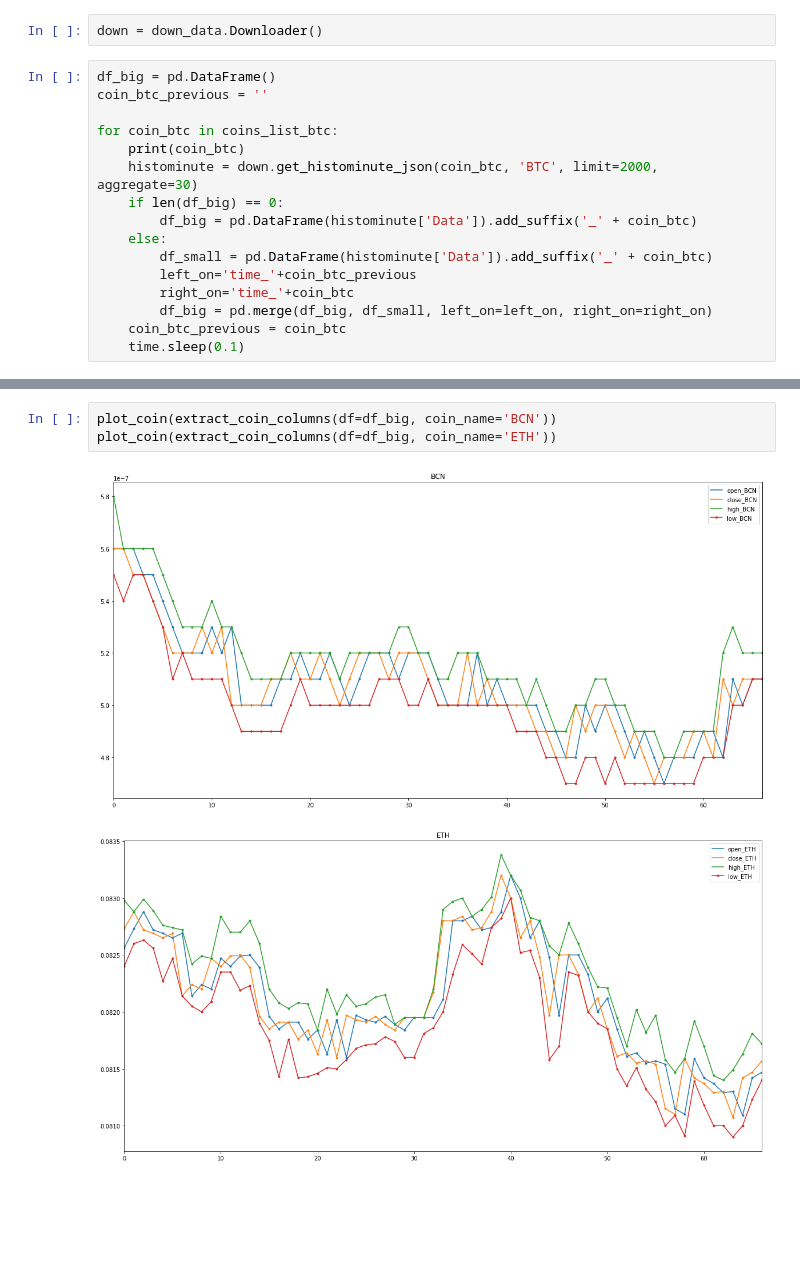
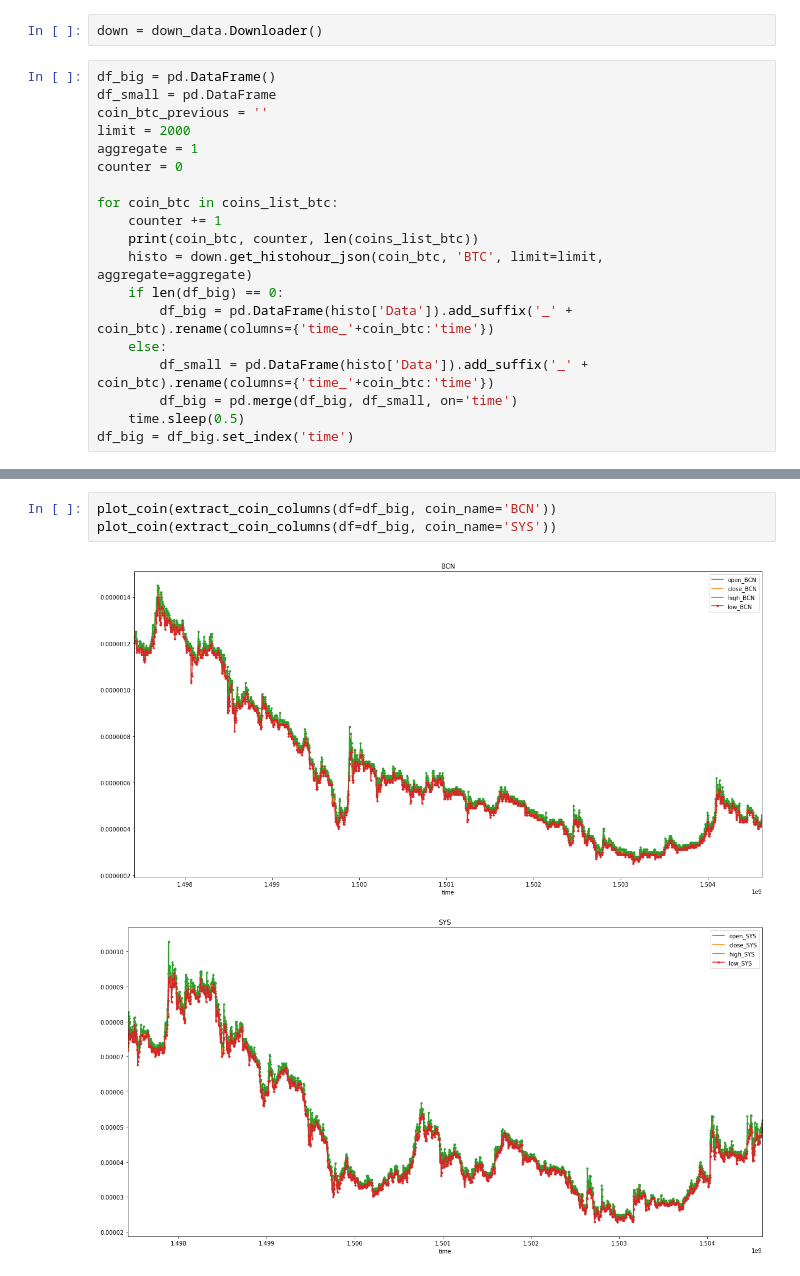
Before and after one commit to SupermanAdam007/Crypto_history_funn, a Jupyter notebook: Crypto_history_funn.ipynb, the cells around one changed output, grey strips where cells are left out. Drawn from its saved outputs; the diff is of its cells as text; blank space fills up the shorter version.

```diff
--- a/Crypto_history_funn.ipynb
+++ b/Crypto_history_funn.ipynb
@@ -29,18 +29,21 @@ coins_list_btc = ['SYS','BCN','DGB','LBC','NOTE','PASC','NAUT','SC','NEOS','ETH'
 down = down_data.Downloader()
 # %%
 df_big = pd.DataFrame()
+df_small = pd.DataFrame
 coin_btc_previous = ''
+limit = 2000
+aggregate = 1
+counter = 0
 
 for coin_btc in coins_list_btc:
-    print(coin_btc)
-    histominute = down.get_histominute_json(coin_btc, 'BTC', limit=2000, aggregate=30)
+    counter += 1
+    print(coin_btc, counter, len(coins_list_btc))
+    histo = down.get_histohour_json(coin_btc, 'BTC', limit=limit, aggregate=aggregate)
     if len(df_big) == 0:
-        df_big = pd.DataFrame(histominute['Data']).add_suffix('_' + coin_btc)
+        df_big = pd.DataFrame(histo['Data']).add_suffix('_' + coin_btc).rename(columns={'time_'+coin_btc:'time'})
     else:
-        df_small = pd.DataFrame(histominute['Data']).add_suffix('_' + coin_btc)
-        left_on='time_'+coin_btc_previous
-        right_on='time_'+coin_btc
-        df_big = pd.merge(df_big, df_small, left_on=left_on, right_on=right_on)
-    coin_btc_previous = coin_btc
-    time.sleep(0.1)
+        df_small = pd.DataFrame(histo['Data']).add_suffix('_' + coin_btc).rename(columns={'time_'+coin_btc:'time'})
+        df_big = pd.merge(df_big, df_small, on='time')
+    time.sleep(0.5)
+df_big = df_big.set_index('time')
 # %% [output]
@@ -74,6 +102,6 @@ df_big.head()
 # %%
 plot_coin(extract_coin_columns(df=df_big, coin_name='BCN'))
-plot_coin(extract_coin_columns(df=df_big, coin_name='ETH'))
+plot_coin(extract_coin_columns(df=df_big, coin_name='SYS'))
 # %% [output]
-[figure, old version]
+[figure, new version]
-[figure, old version]
+[figure, new version]
```
Also changed, not shown: parts of 4 cells of this notebook, 1 other file.
